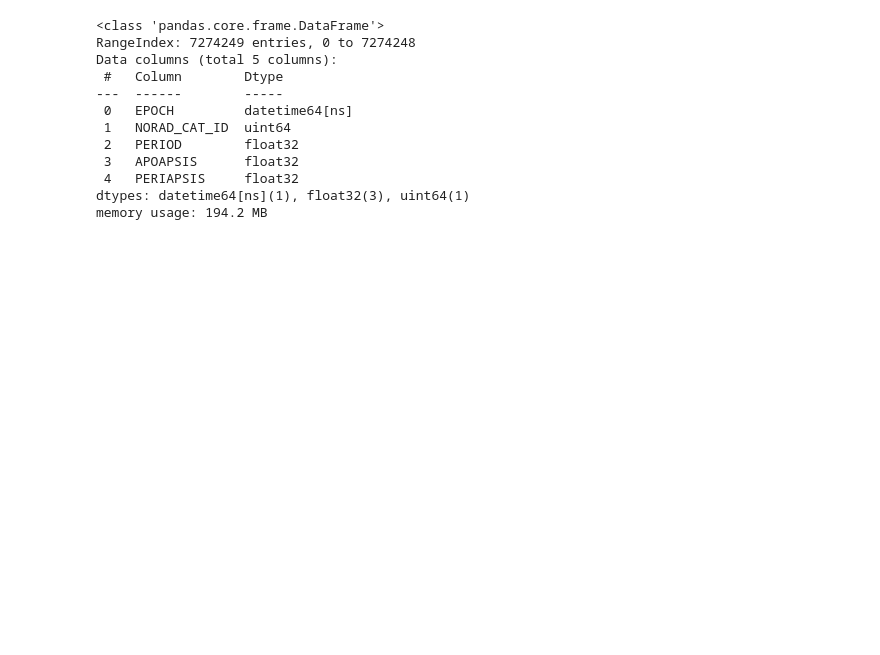
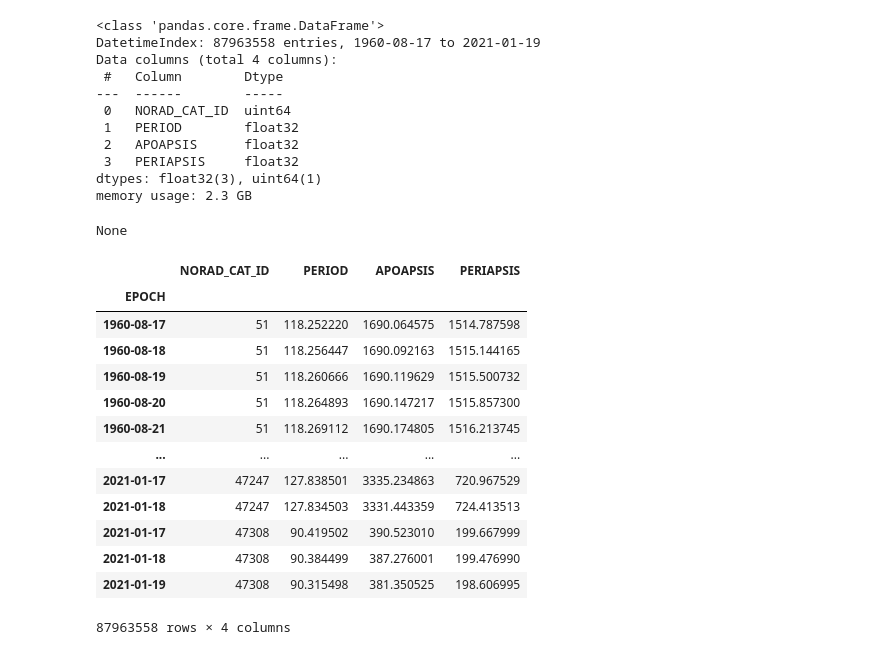
Before and after one commit to mads-hatters/SIADS-591-Orbital-Congestion, a Jupyter notebook: playground/tim_gabbard_all/animated_gabbard.ipynb, the cells around one changed output. Saved outputs shown, nothing was run; the diff lists cells and outputs as text; code cells hidden in the pictures; blank space fills up the shorter version.

```diff
--- a/playground/tim_gabbard_all/animated_gabbard.ipynb
+++ b/playground/tim_gabbard_all/animated_gabbard.ipynb
@@ -10,18 +7,0 @@ from itertools import product
-# %%
-df = pd.read_pickle(f'../../../siads591 data/gabbard/gabbard_out_20072009_1d.pkl')
-# df = pd.read_pickle(f'../../../siads591 data/gabbard/gabbard_out_19992001_1d.pkl')
-# df = pd.read_pickle(f'../../../siads591 data/gabbard/debris_gabbard_raw_5D_1960.pkl')
-df.info()
-# %% [output]
-<class 'pandas.core.frame.DataFrame'>
-RangeIndex: 7274249 entries, 0 to 7274248
-Data columns (total 5 columns):
- #   Column        Dtype
----  ------        -----
- 0   EPOCH         datetime64[ns]
- 1   NORAD_CAT_ID  uint64
- 2   PERIOD        float32
- 3   APOAPSIS      float32
- 4   PERIAPSIS     float32
-dtypes: datetime64[ns](1), float32(3), uint64(1)
-memory usage: 194.2 MB
@@ -34,0 +24,31 @@ dates = pd.date_range(start=df.EPOCH.min(), end=df.EPOCH.max(), freq='5D')
+# %%
+df = pd.read_pickle(f'{input_path}{input_file_name}')
+display(df.info())
+display(df.head(4))
+# %% [output]
+<class 'pandas.core.frame.DataFrame'>
+DatetimeIndex: 87963558 entries, 1960-08-17 to 2021-01-19
+Data columns (total 4 columns):
+ #   Column        Dtype
+---  ------        -----
+ 0   NORAD_CAT_ID  uint64
+ 1   PERIOD        float32
+ 2   APOAPSIS      float32
+ 3   PERIAPSIS     float32
+dtypes: float32(3), uint64(1)
+memory usage: 2.3 GB
+None
+|  | NORAD_CAT_ID | PERIOD | APOAPSIS | PERIAPSIS |
+| EPOCH |  |  |  |  |
+| 1960-08-17 | 51 | 118.252220 | 1690.064575 | 1514.787598 |
+| 1960-08-18 | 51 | 118.256447 | 1690.092163 | 1515.144165 |
+| 1960-08-19 | 51 | 118.260666 | 1690.119629 | 1515.500732 |
+| 1960-08-20 | 51 | 118.264893 | 1690.147217 | 1515.857300 |
+| 1960-08-21 | 51 | 118.269112 | 1690.174805 | 1516.213745 |
+| ... | ... | ... | ... | ... |
+| 2021-01-17 | 47247 | 127.838501 | 3335.234863 | 720.967529 |
+| 2021-01-18 | 47247 | 127.834503 | 3331.443359 | 724.413513 |
+| 2021-01-17 | 47308 | 90.419502 | 390.523010 | 199.667999 |
+| 2021-01-18 | 47308 | 90.384499 | 387.276001 | 199.476990 |
+| 2021-01-19 | 47308 | 90.315498 | 381.350525 | 198.606995 |
+87963558 rows × 4 columns
```
Also changed, not shown: parts of 9 cells of this notebook, 3 other files.
